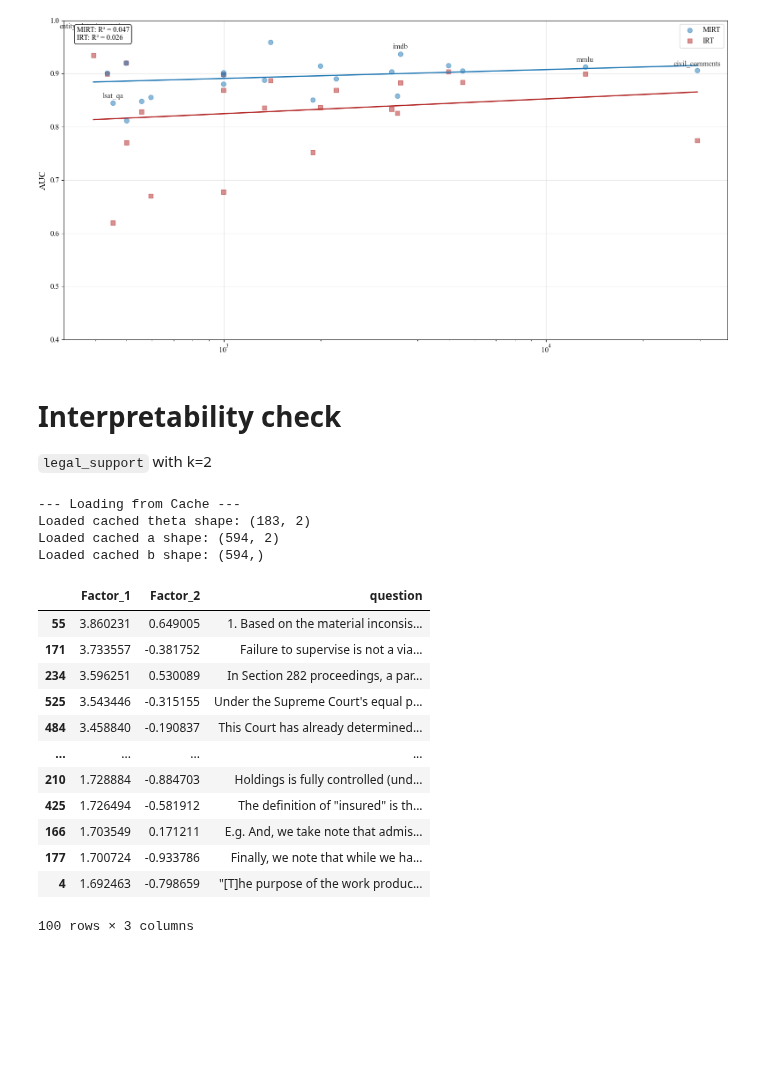
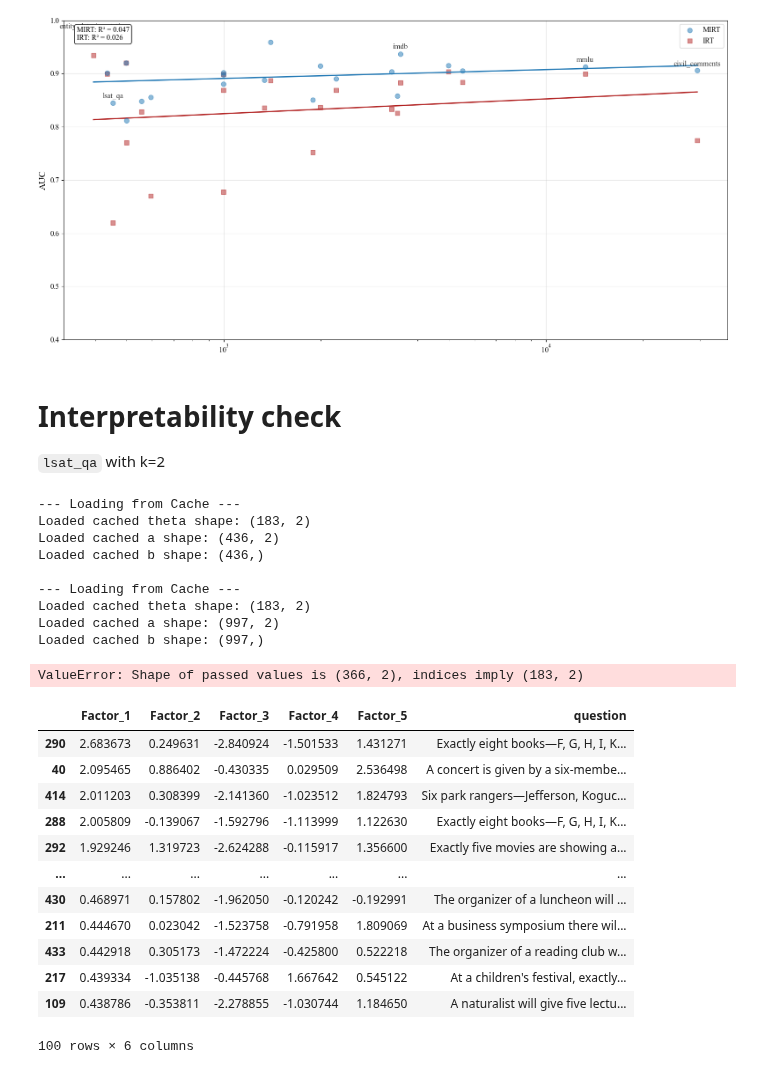
Before and after one commit to ronanhansel/reeval-multi, a Jupyter notebook: mirt-official/calibration.ipynb, the cells around one changed output. Cells and saved outputs as stored; diff of their text form; code cells hidden in the pictures; blank space fills up the shorter version.

```diff
--- a/mirt-official/calibration.ipynb
+++ b/mirt-official/calibration.ipynb
@@ -560,43 +560,60 @@ plt.show()
 [figure]
 # %% [markdown]
 # Interpretability check
-`legal_support` with k=2
+`lsat_qa` with k=2
 # %%
 from load_params import load_and_rotate
 import pandas as pd
-theta, a, b = load_and_rotate('../result/mirt-fitting/mirt_model_k2_legal_support.pt', rotation='oblimin')
+import sys
+sys.path.append('..')
+import style
+# Concatenate math and gsm outputs for theta, a, b
+theta_math, a_math, b_math = load_and_rotate('../result/mirt-fitting/mirt_model_k2_math.pt', rotation=None)
+theta_gsm, a_gsm, b_gsm = load_and_rotate('../result/mirt-fitting/mirt_model_k2_gsm.pt', rotation=None)
+
+theta = np.concatenate([theta_math, theta_gsm], axis=0)
+a = np.concatenate([a_math, a_gsm], axis=0)
+b = np.concatenate([b_math, b_gsm], axis=0)
+
 resmat = pd.read_pickle('../data/resmat.pkl')
 # %% [output]
 --- Loading from Cache ---
 Loaded cached theta shape: (183, 2)
-Loaded cached a shape: (594, 2)
-Loaded cached b shape: (594,)
+Loaded cached a shape: (436, 2)
+Loaded cached b shape: (436,)
+
+--- Loading from Cache ---
+Loaded cached theta shape: (183, 2)
+Loaded cached a shape: (997, 2)
+Loaded cached b shape: (997,)
 # %%
-legal_support_mask = resmat.loc[:, resmat.columns.get_level_values("scenario") == "legal_support"]
+conv = ['math', 'gsm']
 
-legal_support_questions = legal_support_mask.columns.get_level_values('input.text').tolist()
+conv_mask = resmat.loc[:, resmat.columns.get_level_values("scenario").isin(conv)]
+
+conv_questions = conv_mask.columns.get_level_values('input.text').tolist()
 
 
 theta_df = pd.DataFrame(theta, columns=[f'Factor_{i+1}' for i in range(theta.shape[1])], index=resmat.index)
 a_df = pd.DataFrame(a, columns=[f'Factor_{i+1}' for i in range(a.shape[1])])
-a_df['question'] = legal_support_questions
+a_df['question'] = conv_questions
+# %% [output]
+ValueError: Shape of passed values is (366, 2), indices imply (183, 2)
 # %%
 with pd.option_context('display.max_rows', 10):
 	display(a_df.sort_values('Factor_1', ascending=False).head(100))
-a_df.sort_values('Factor_1', ascending=False).copy().to_csv('legal_support_item_difficulties_f1.csv', index=False)
-a_df.sort_values('Factor_2', ascending=False).copy().to_csv('legal_support_item_difficulties_f2.csv', index=False)
 # %% [output]
-|  | Factor_1 | Factor_2 | question |
-| 55 | 3.860231 | 0.649005 | 1. Based on the material inconsis... |
-| 171 | 3.733557 | -0.381752 | Failure to supervise is not a via... |
-| 234 | 3.596251 | 0.530089 | In Section 282 proceedings, a par... |
-| 525 | 3.543446 | -0.315155 | Under the Supreme Court's equal p... |
-| 484 | 3.458840 | -0.190837 | This Court has already determined... |
-| ... | ... | ... | ... |
-| 210 | 1.728884 | -0.884703 | Holdings is fully controlled (und... |
-| 425 | 1.726494 | -0.581912 | The definition of "insured" is th... |
-| 166 | 1.703549 | 0.171211 | E.g. And, we take note that admis... |
-| 177 | 1.700724 | -0.933786 | Finally, we note that while we ha... |
-| 4 | 1.692463 | -0.798659 | "[T]he purpose of the work produc... |
+|  | Factor_1 | Factor_2 | Factor_3 | Factor_4 | Factor_5 | question |
+| 290 | 2.683673 | 0.249631 | -2.840924 | -1.501533 | 1.431271 | Exactly eight books—F, G, H, I, K... |
+| 40 | 2.095465 | 0.886402 | -0.430335 | 0.029509 | 2.536498 | A concert is given by a six-membe... |
+| 414 | 2.011203 | 0.308399 | -2.141360 | -1.023512 | 1.824793 | Six park rangers—Jefferson, Koguc... |
+| 288 | 2.005809 | -0.139067 | -1.592796 | -1.113999 | 1.122630 | Exactly eight books—F, G, H, I, K... |
+| 292 | 1.929246 | 1.319723 | -2.624288 | -0.115917 | 1.356600 | Exactly five movies are showing a... |
+| ... | ... | ... | ... | ... | ... | ... |
+| 430 | 0.468971 | 0.157802 | -1.962050 | -0.120242 | -0.192991 | The organizer of a luncheon will ... |
+| 211 | 0.444670 | 0.023042 | -1.523758 | -0.791958 | 1.809069 | At a business symposium there wil... |
+| 433 | 0.442918 | 0.305173 | -1.472224 | -0.425800 | 0.522218 | The organizer of a reading club w... |
+| 217 | 0.439334 | -1.035138 | -0.445768 | 1.667642 | 0.545122 | At a children's festival, exactly... |
+| 109 | 0.438786 | -0.353811 | -2.278855 | -1.030744 | 1.184650 | A naturalist will give five lectu... |
-100 rows × 3 columns
+100 rows × 6 columns
 # %%
```
Also changed, not shown: parts of 8 cells of this notebook, 3 other files.
